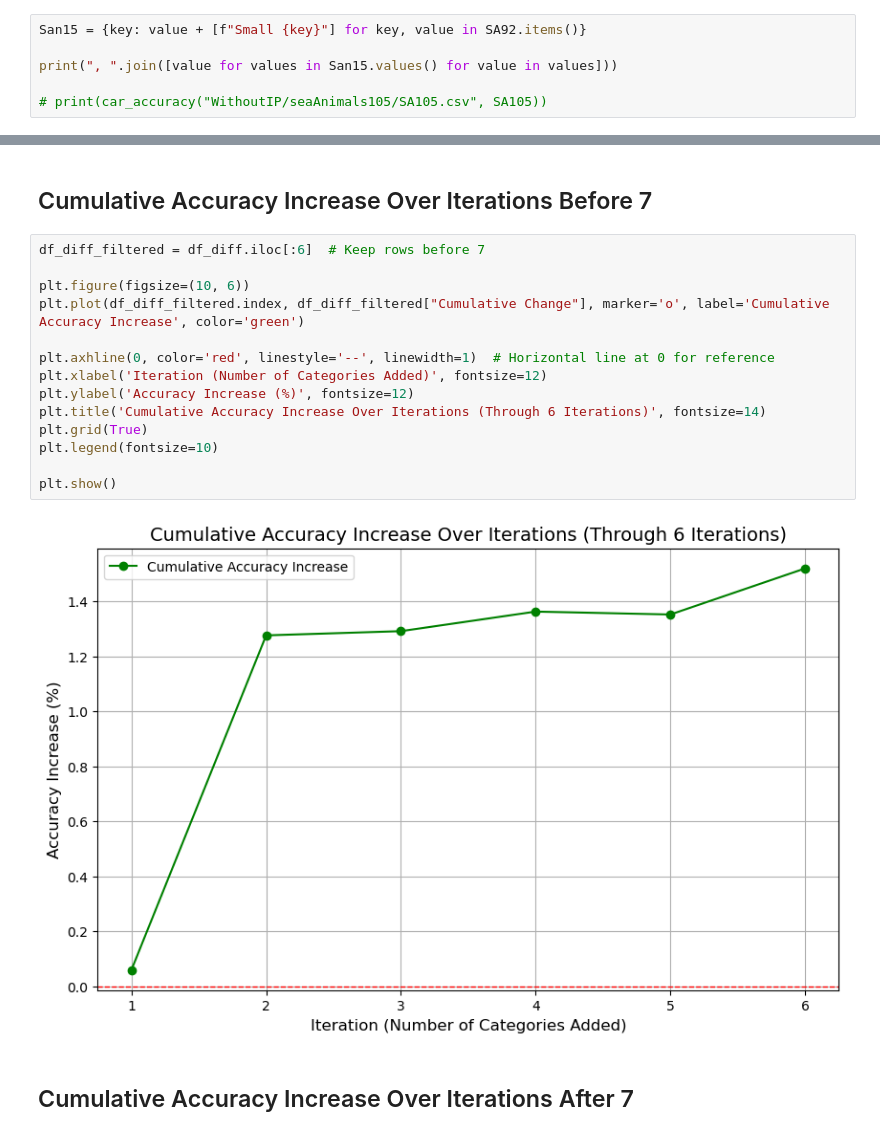
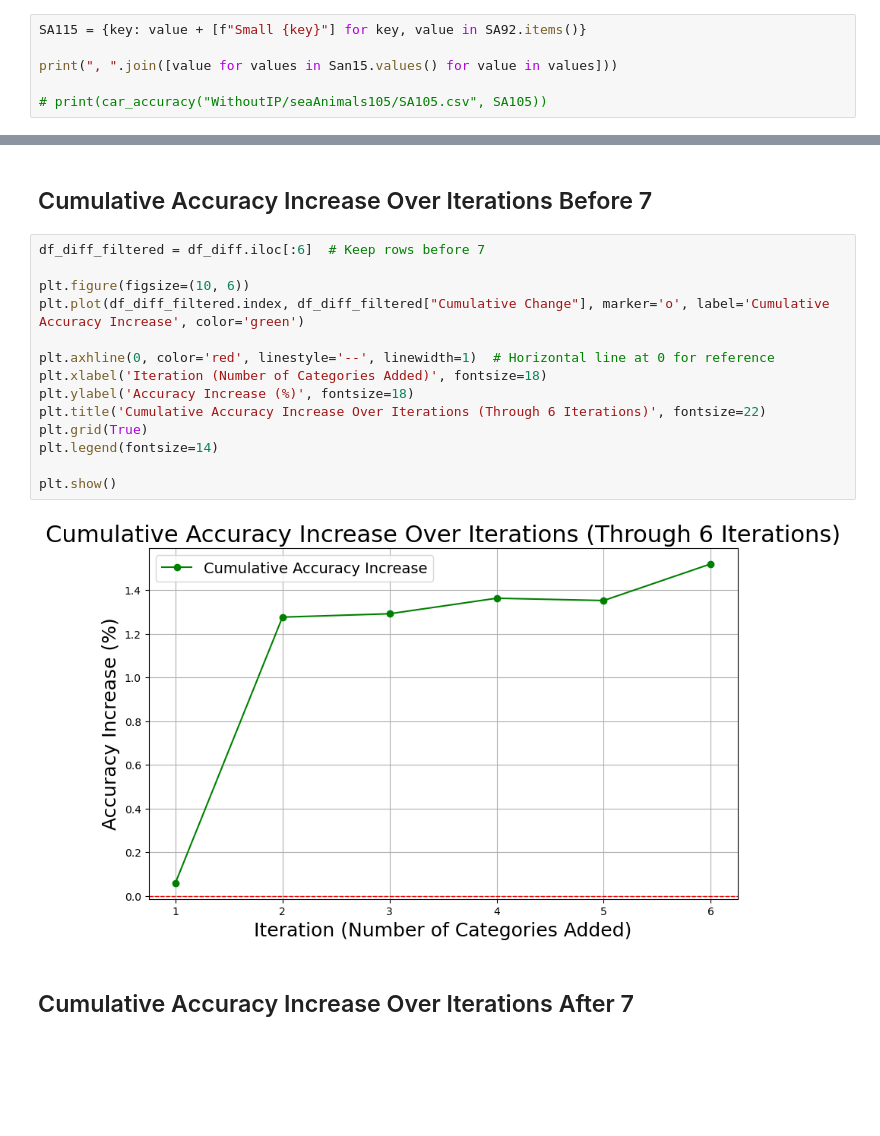
Before and after one commit to Pomu-io/CLIP_category_singularity, a Jupyter notebook: Tested_Datasets_and_Graphing/Analysis_Without_ImagePicture_Of.ipynb, the cells around one changed output, grey strips where cells are left out. Saved outputs shown, nothing was run; the diff lists cells and outputs as text; blank space fills up the shorter version.

Commit message:
new graph

```diff
--- a/Tested_Datasets_and_Graphing/Analysis_Without_ImagePicture_Of.ipynb
+++ b/Tested_Datasets_and_Graphing/Analysis_Without_ImagePicture_Of.ipynb
@@ -4403,7 +4403,7 @@ print(", ".join([value for values in SA92.values() for value in values]))
 # %% [output]
 Seahorse, Seahorses, Large Seahorse, Large Seahorses, Nudibranch, Nudibranchss, Large Nudibranchs, Large Nudibranchss, Sea Urchin, Sea Urchinss, Large Sea Urchins, Large Sea Urchinss, Octopus, Octopus ...
 # %%
-San15 = {key: value + [f"Small {key}"] for key, value in SA92.items()}
+SA115 = {key: value + [f"Small {key}"] for key, value in SA92.items()}
 
 print(", ".join([value for values in San15.values() for value in values]))
 
@@ -6522,19 +6522,19 @@ plt.show()
 # %%
 df_diff_filtered = df_diff.iloc[:6]  # Keep rows before 7
 
 plt.figure(figsize=(10, 6))
 plt.plot(df_diff_filtered.index, df_diff_filtered["Cumulative Change"], marker='o', label='Cumulative Accuracy Increase', color='green')
 
 plt.axhline(0, color='red', linestyle='--', linewidth=1)  # Horizontal line at 0 for reference
-plt.xlabel('Iteration (Number of Categories Added)', fontsize=12)
-plt.ylabel('Accuracy Increase (%)', fontsize=12)
-plt.title('Cumulative Accuracy Increase Over Iterations (Through 6 Iterations)', fontsize=14)
+plt.xlabel('Iteration (Number of Categories Added)', fontsize=18)
+plt.ylabel('Accuracy Increase (%)', fontsize=18)
+plt.title('Cumulative Accuracy Increase Over Iterations (Through 6 Iterations)', fontsize=22)
 plt.grid(True)
-plt.legend(fontsize=10)
+plt.legend(fontsize=14)
 
 plt.show()
 # %% [output]
-[figure, old version]
+[figure, new version]
 # %% [markdown]
 ## Cumulative Accuracy Increase Over Iterations After 7
 # %%
```
Also changed, not shown: parts of 5 cells of this notebook, 8 other files.
